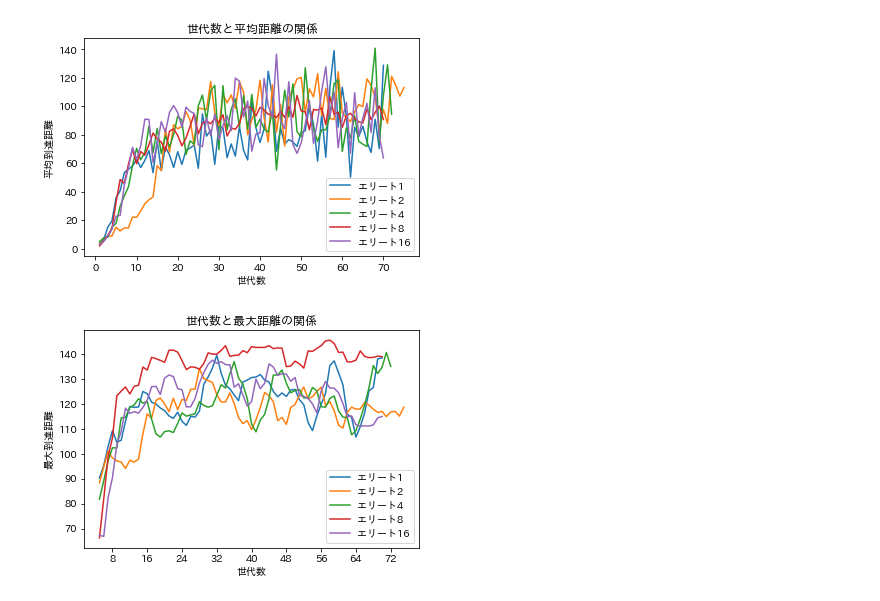
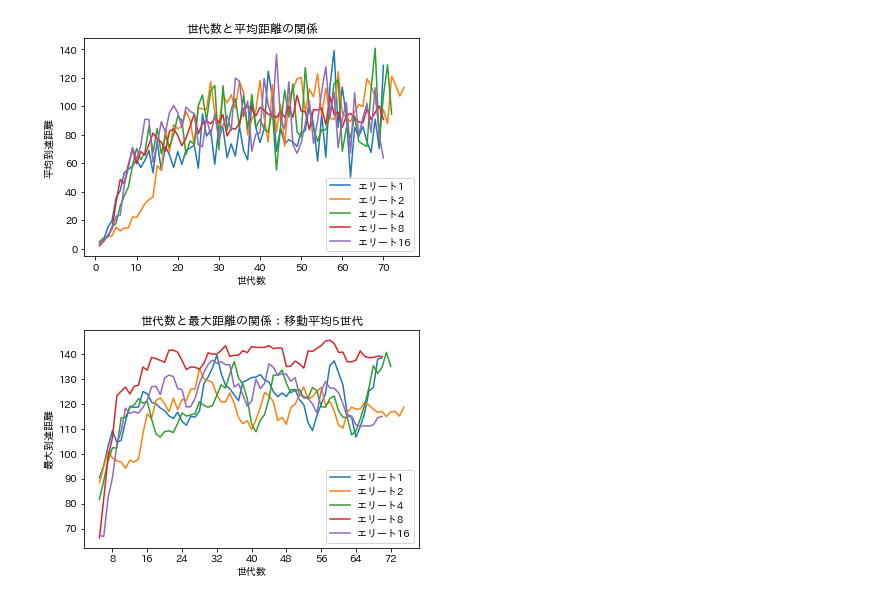
Before and after one commit to takutoooooooo/car-evolve.proj, a Jupyter notebook: for_analysis/analisys_grouds.ipynb, the cells around one changed output. Cells and saved outputs as stored; diff of their text form; code cells hidden in the pictures.

```diff
--- a/for_analysis/analisys_grouds.ipynb
+++ b/for_analysis/analisys_grouds.ipynb
@@ -54,13 +54,13 @@ plt.gca().get_xaxis().set_major_locator(ticker.MaxNLocator(integer=True))
 # %%
 plt.plot(input_data_elite1["generations"], input_data_elite1["3日間移動平均"], label = "エリート1")
 plt.plot(input_data_elite2["generations"], input_data_elite2["3日間移動平均"], label = "エリート2")
 plt.plot(input_data_elite4["generations"], input_data_elite4["3日間移動平均"], label = "エリート4")
 plt.plot(input_data_elite8["generations"], input_data_elite8["3日間移動平均"], label = "エリート8")
 plt.plot(input_data_elite16["generations"], input_data_elite16["3日間移動平均"], label = "エリート16")
-plt.title("世代数と最大距離の関係")
+plt.title("世代数と最大距離の関係：移動平均5世代")
 plt.xlabel("世代数")
 plt.ylabel("最大到達距離")
 plt.legend()
 plt.gca().get_xaxis().set_major_locator(ticker.MaxNLocator(integer=True))
 # %% [output]
-[figure, old version]
+[figure, new version]
```
Also changed, not shown: parts of 1 cell of this notebook, 1 other file.
